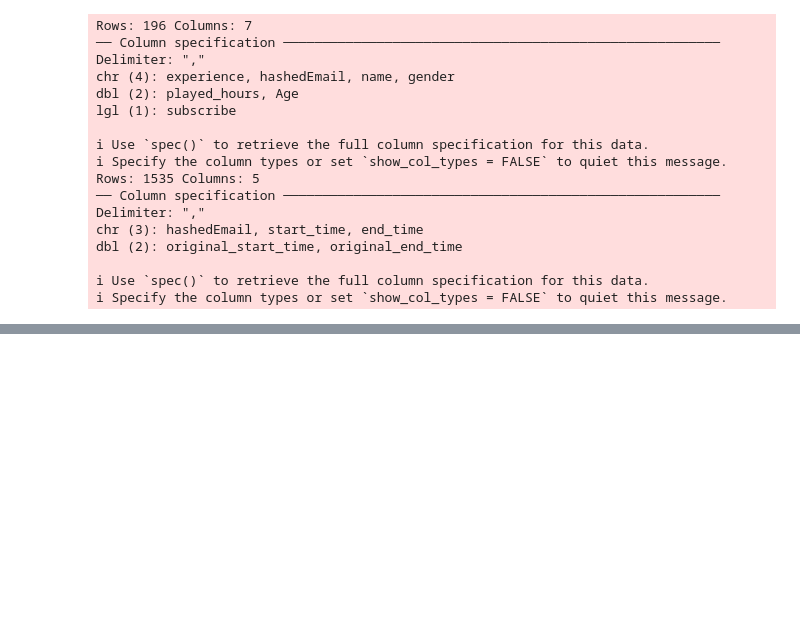
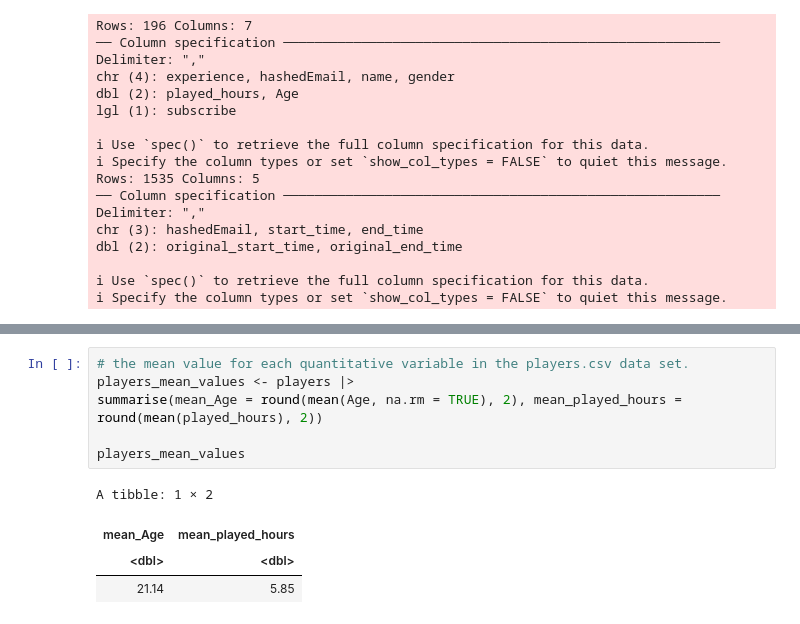
Before and after one commit to anasakbar-05/DSCI_100_Individual_Planning_Report, a Jupyter notebook: Individual Planning Report.ipynb, the cells around one changed output, grey strips where cells are left out. Cells and saved outputs as stored; diff of their text form; blank space fills up the shorter version.

```diff
--- a/Individual Planning Report.ipynb
+++ b/Individual Planning Report.ipynb
@@ -37,0 +157,11 @@ dbl (2): original_start_time, original_end_time
+# %%
+# the mean value for each quantitative variable in the players.csv data set.
+players_mean_values <- players |>
+summarise(mean_Age = round(mean(Age, na.rm = TRUE), 2), mean_played_hours = round(mean(played_hours), 2))
+
+players_mean_values
+# %% [output]
+A tibble: 1 × 2
+| mean_Age | mean_played_hours |
+| <dbl> | <dbl> |
+| 21.14 | 5.85 |
```
Also changed, not shown: parts of 12 cells of this notebook.
